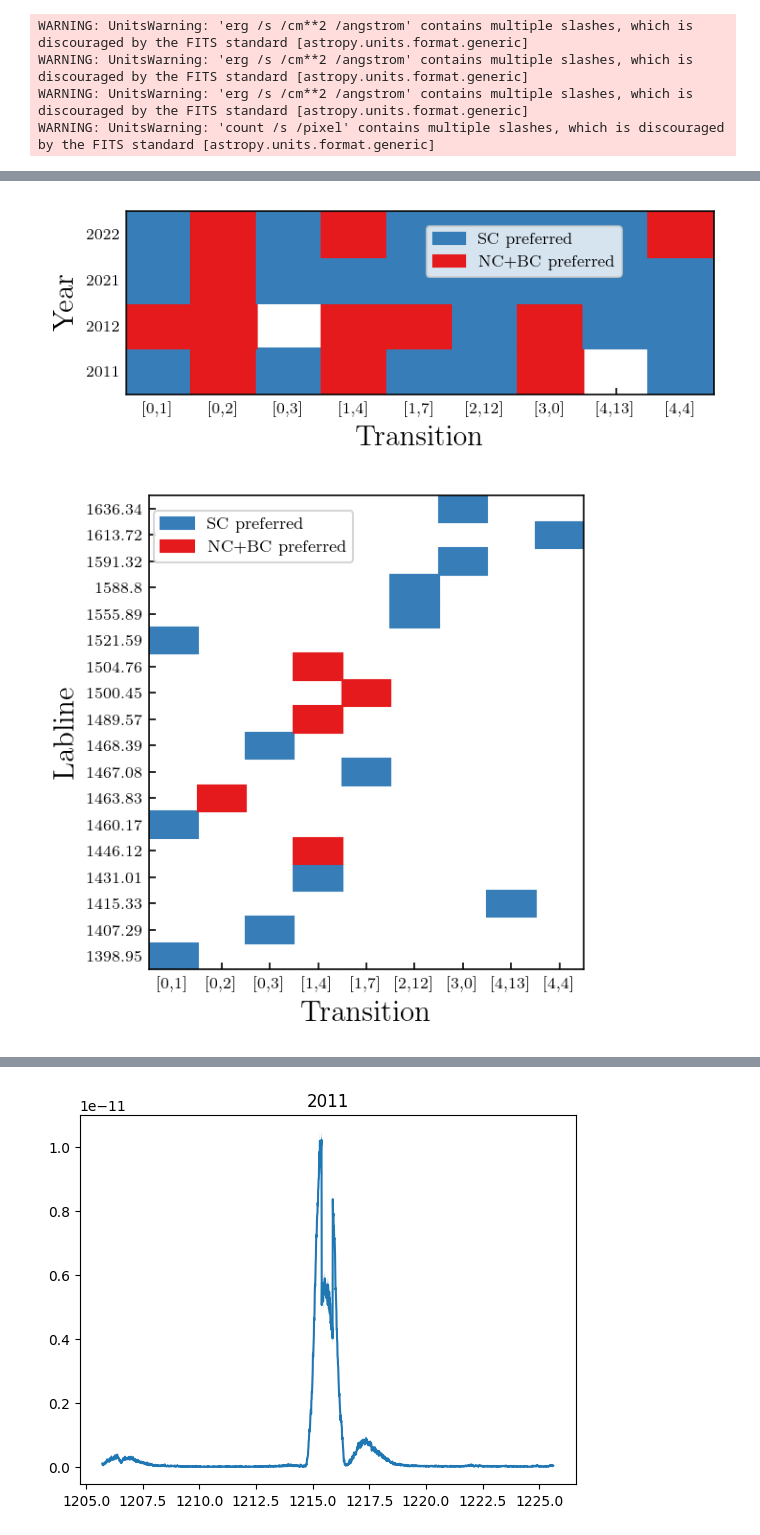
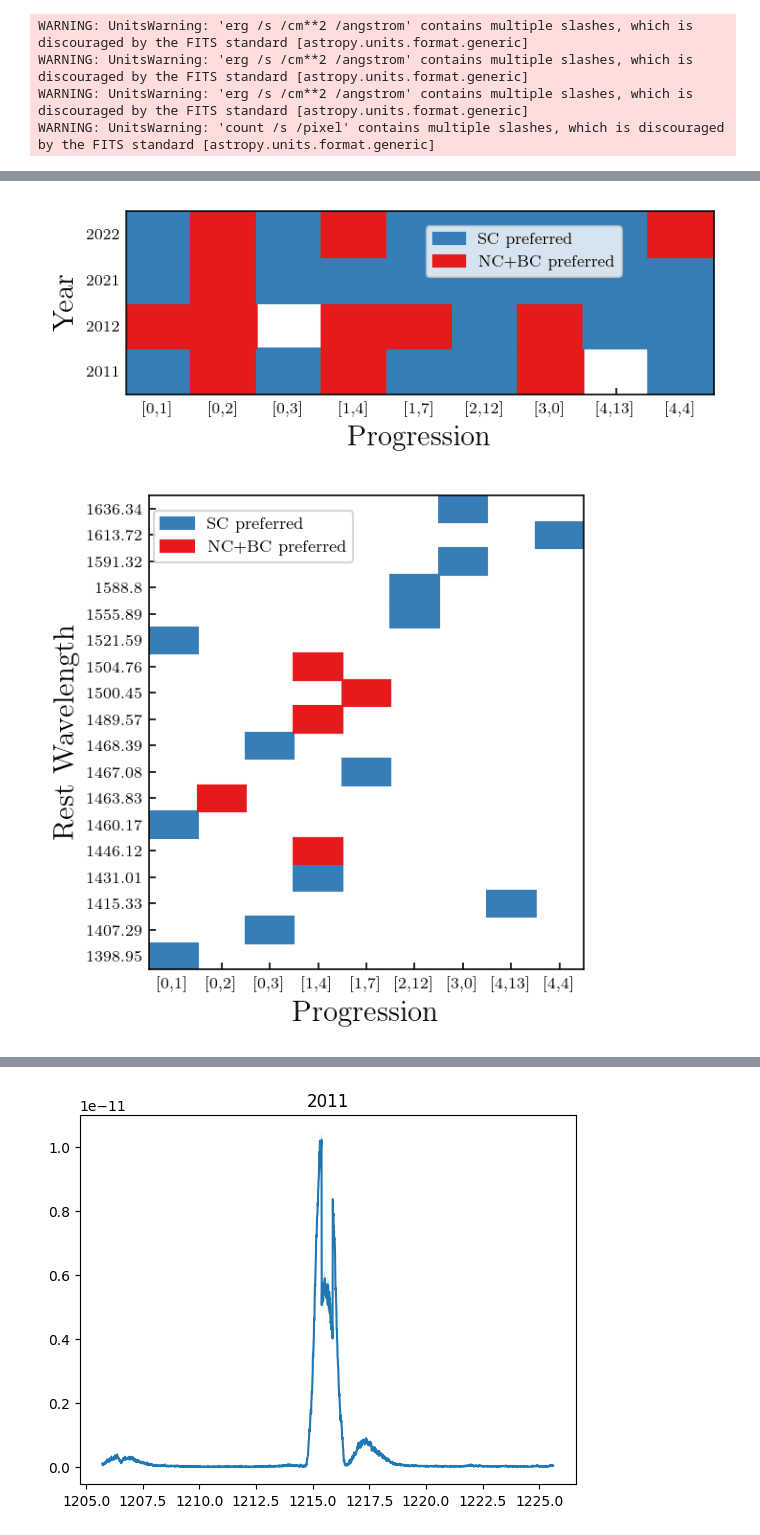
Before and after one commit to PK0207/scripts_by_me, a Jupyter notebook: research24/plotting.ipynb, the cells around one changed output, grey strips where cells are left out. Saved outputs shown, nothing was run; the diff lists cells and outputs as text; code cells hidden in the pictures.

```diff
--- a/research24/plotting.ipynb
+++ b/research24/plotting.ipynb
@@ -417,37 +417,37 @@ ncbc_patch = mpatches.Patch(color=clrs[1], label='NC+BC preferred')
 grid1 = np.full((len(years), len(transitions)), np.nan)
 for i, year in enumerate(years):
     for j, transition in enumerate(transitions):
         subset = all_df_pruned[(all_df_pruned['year']==year) &
                                (all_df_pruned['transition']==transition)]['pref'].dropna()
         if len(subset) > 0:
             grid1[i, j] = subset.mode()[0]  # most common preference
 
 fig1, ax1 = plt.subplots(figsize=(5,2))
-draw_heatmap(ax1, grid1, years, transitions, 'Year', 'Transition')
+draw_heatmap(ax1, grid1, years, transitions, 'Year', 'Progression')
 fig1.legend(handles=[sc_patch, ncbc_patch], bbox_to_anchor=(0.55, 0.9), loc='upper left', fontsize='small')
 plt.tight_layout()
 plt.savefig('images/transition-year-components-map.pdf')
 plt.show()
 
 # --- Heatmap 2: labline vs transition ---
 # Majority vote across years for each (labline, transition) combo
 grid2 = np.full((len(lablines), len(transitions)), np.nan)
 for i, labline in enumerate(lablines):
     for j, transition in enumerate(transitions):
         subset = all_df_pruned[(all_df_pruned['labline']==labline) &
                                (all_df_pruned['transition']==transition)]['pref'].dropna()
         if len(subset) > 0:
             grid2[i, j] = subset.mode()[0]
 
 fig2, ax2 = plt.subplots(figsize=(4,4))
-draw_heatmap(ax2, grid2, lablines, transitions, 'Labline', 'Transition')
+draw_heatmap(ax2, grid2, lablines, transitions, 'Rest Wavelength', 'Progression')
 fig2.legend(handles=[sc_patch, ncbc_patch], bbox_to_anchor=(0.2, 0.95), loc='upper left', fontsize='small')
 plt.tight_layout()
 plt.savefig('images/transition-labline-components-map.pdf')
 plt.show()
 # %% [output]
-[figure, old version]
+[figure, new version]
-[figure, old version]
+[figure, new version]
 # %%
 plot_fits(all_df_pruned, transition='[0,3]', plot_vel=True)
 # %%
```
Also changed, not shown: parts of 1 cell of this notebook, 9 other files.
